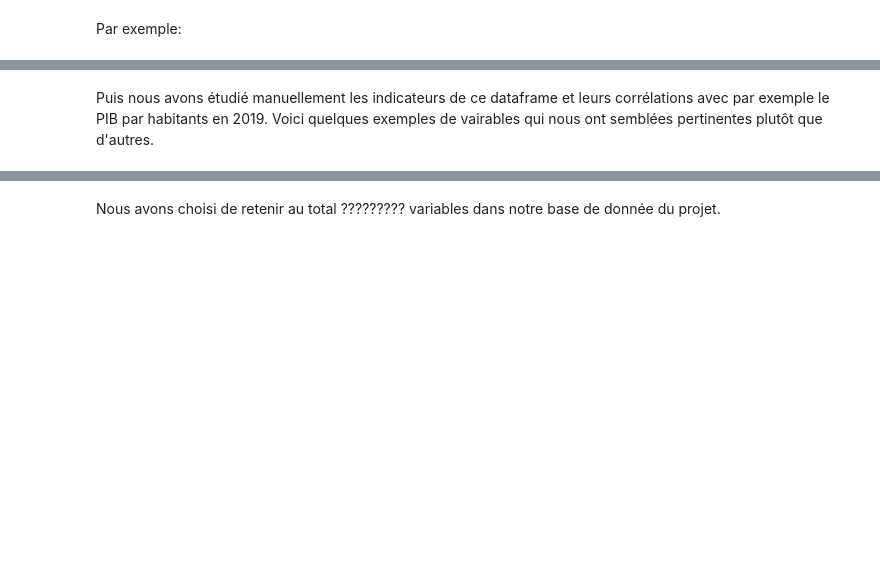
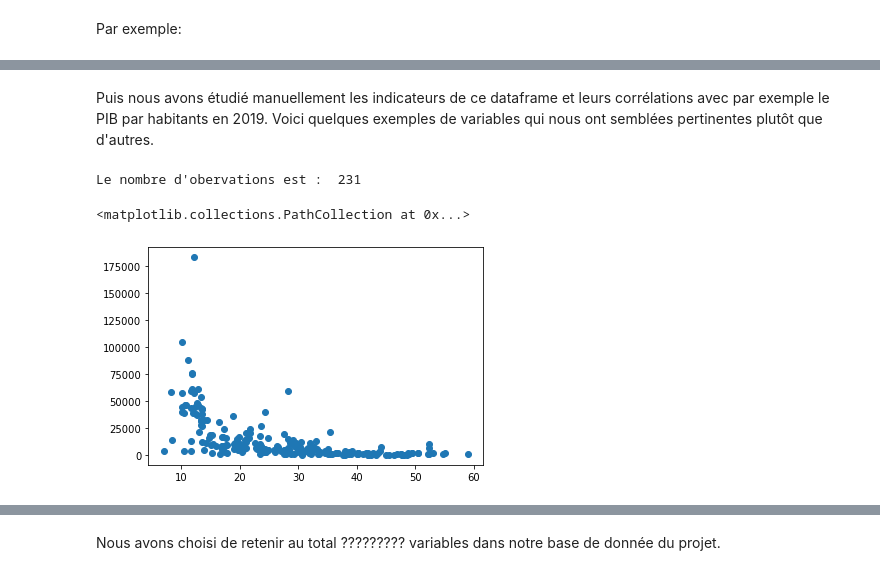
Before and after one commit to cmllbll/Gender-Inequalities-and-Development, a Jupyter notebook: Notebook final.ipynb, the cells around one changed output, grey strips where cells are left out. Cells and saved outputs as stored; diff of their text form; code cells hidden in the pictures; blank space fills up the shorter version.

Commit message:
Update Notebook final.ipynb
Création d'une fonction pour l'étude des corrélations

```diff
--- a/Notebook final.ipynb
+++ b/Notebook final.ipynb
@@ -368,3 +368,29 @@ FR.head()
 | 169128 | FRA | France | Demand for family planning satisf... | SH.FPL.SATM.ZS | NaN |
 # %% [markdown]
-Puis nous avons étudié manuellement les indicateurs de ce dataframe et leurs corrélations avec par exemple le PIB par habitants en 2019. Voici quelques exemples de vairables qui nous ont semblées pertinentes plutôt que d'autres.
+Puis nous avons étudié manuellement les indicateurs de ce dataframe et leurs corrélations avec par exemple le PIB par habitants en 2019. Voici quelques exemples de variables qui nous ont semblées pertinentes plutôt que d'autres.
+# %%
+def corr_indicateurs(df1, df2, indicator_name) :
+
+    X = df1[df1['Indicator']== indicator_name] # on sélectionne l'indicateur qui nous intéresse
+
+    #On supprime la colonne 'Indicator code'
+    X = X.drop(['Indicator Code'], axis = 1)
+
+    #On supprime la colonne country name de la base PIB
+    Y = df2.drop(['Country Name'], axis = 1)
+
+    #On fusionne les 2 bases de données
+    Z = X.merge(Y, how='inner', on= 'Country Code')
+
+    #On supprime les lignes où certaines données sont manquantes
+    index_with_nan = Z.index[Z.isnull().any(axis=1)]
+    Z.drop(index_with_nan,0, inplace=True)
+    print("Le nombre d'obervations est : ", Z.shape[0]) #On affiche le nombre d'observations restantes
+
+    #On réalise les graphiques de corrélation
+    X_ = Z.iloc[:,3].values
+    y_ = Z.iloc[:,4].values
+
+    graph = plt.scatter(X_, y_)
+
+    return graph
@@ -370,0 +401,8 @@ Puis nous avons étudié manuellement les indicateurs de ce dataframe et leurs c
+# %%
+#Graphique de corrélation pour l'indicateur 'Prevalence of anemia among non-pregnant women (% of women ages 15-49)'
+
+corr_indicateurs(df_women, df_pib_name, 'Prevalence of anemia among non-pregnant women (% of women ages 15-49)')
+# %% [output]
+Le nombre d'obervations est :  231
+<matplotlib.collections.PathCollection at 0x...>
+[figure, added]
```
Also changed, not shown: parts of 6 cells of this notebook.
